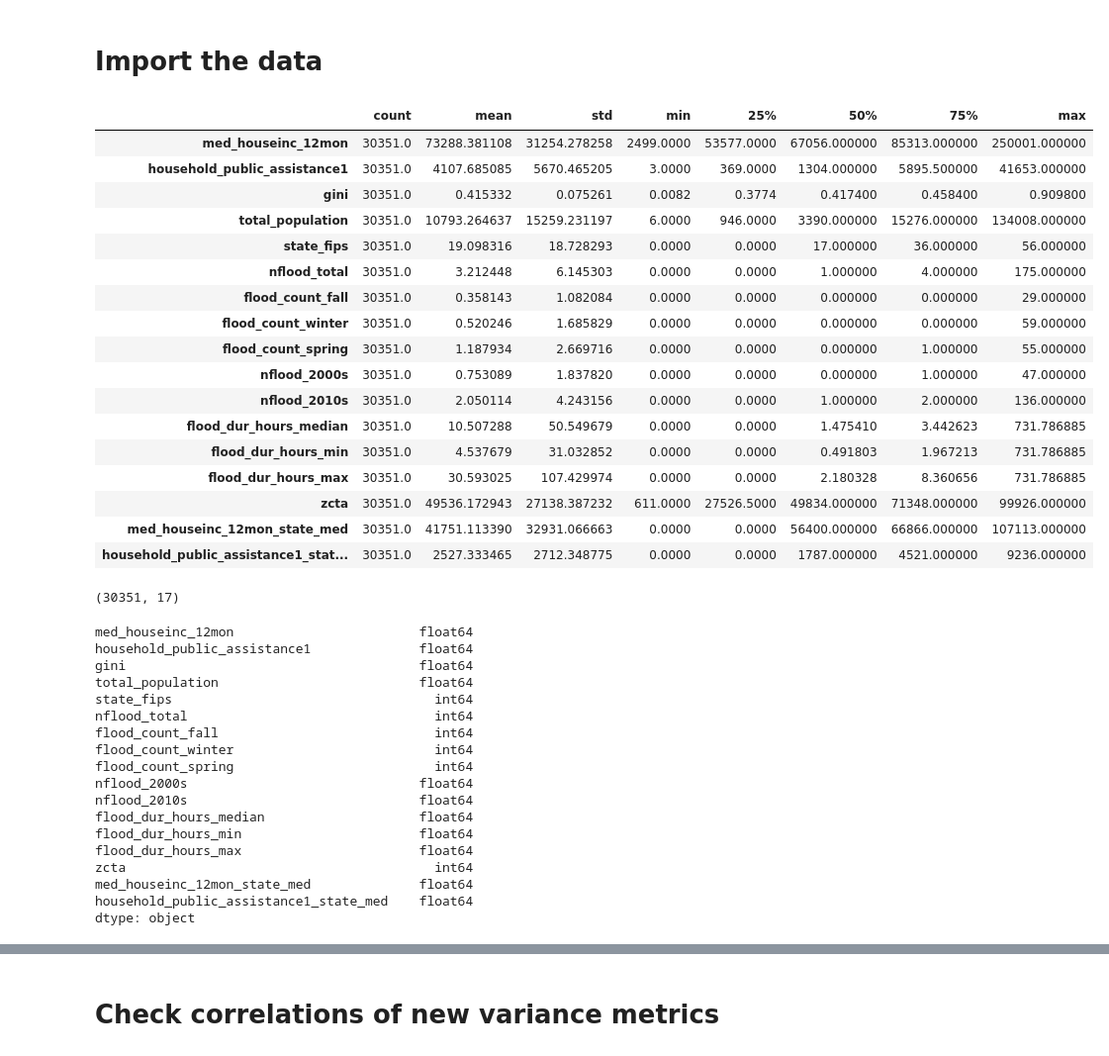
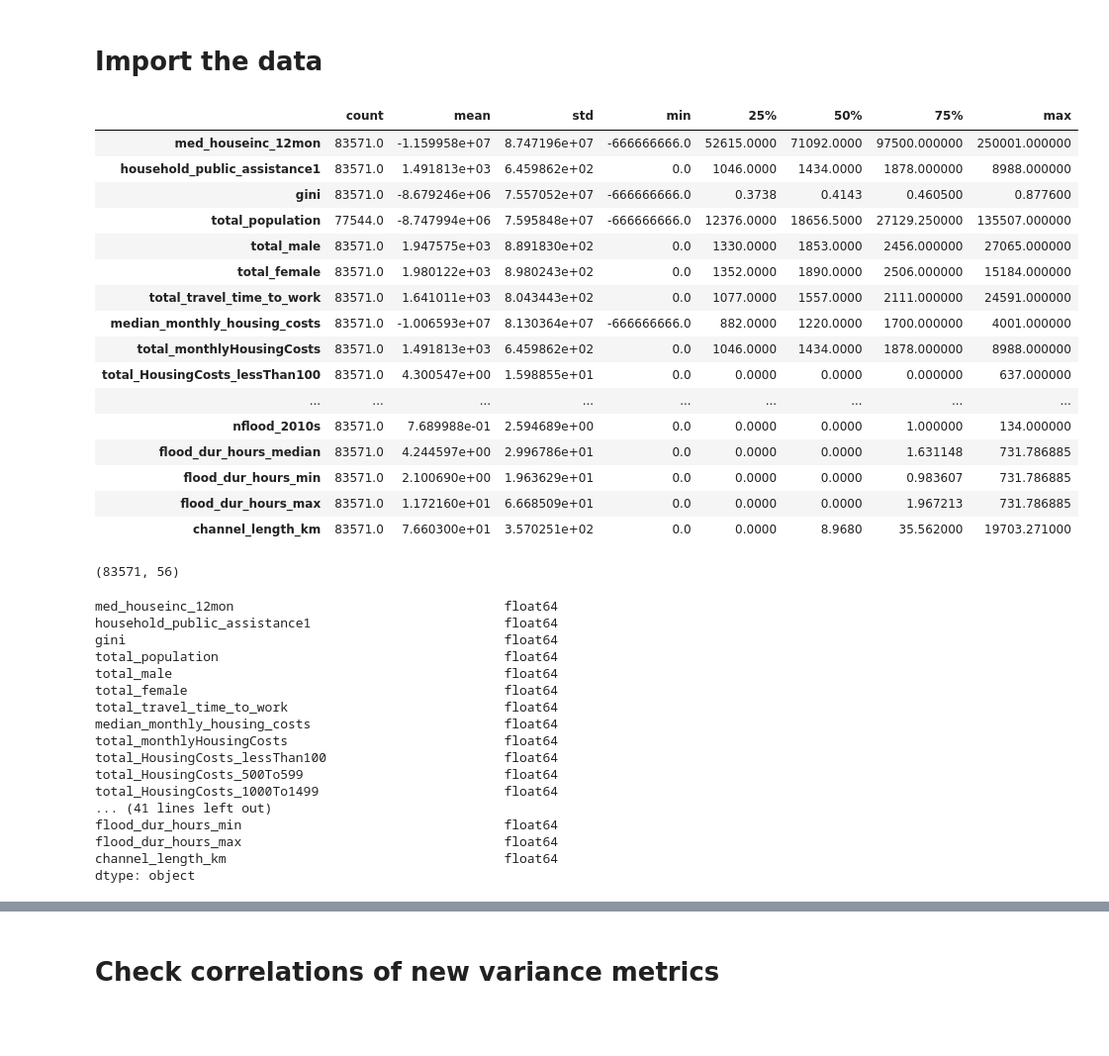
Before and after one commit to kpretz/Social-Economics-of-Flood-Ocurrence, a Jupyter notebook: 02_EDA.ipynb, the cells around one changed output, grey strips where cells are left out. Shown at 99% size. Drawn from its saved outputs; the diff is of its cells as text; code cells hidden in the pictures; blank space fills up the shorter version.

```diff
--- a/02_EDA.ipynb
+++ b/02_EDA.ipynb
@@ -19,47 +19,45 @@ import statsmodels.api as sm
 # %%
 ### Import the data
 
-data = pd.read_csv('data/01_datawrangling_byzcta_out.csv', index_col=0)
+data = pd.read_csv('data/01_datawrangling_bytract_out.csv', index_col=0)
 data.describe().T
 # %% [output]
 |  | count | mean | std | min | 25% | 50% | 75% | max |
-| med_houseinc_12mon | 30351.0 | 73288.381108 | 31254.278258 | 2499.0000 | 53577.0000 | 67056.000000 | 85313.000000 | 250001.000000 |
-| household_public_assistance1 | 30351.0 | 4107.685085 | 5670.465205 | 3.0000 | 369.0000 | 1304.000000 | 5895.500000 | 41653.000000 |
-| gini | 30351.0 | 0.415332 | 0.075261 | 0.0082 | 0.3774 | 0.417400 | 0.458400 | 0.909800 |
-| total_population | 30351.0 | 10793.264637 | 15259.231197 | 6.0000 | 946.0000 | 3390.000000 | 15276.000000 | 134008.000000 |
-| state_fips | 30351.0 | 19.098316 | 18.728293 | 0.0000 | 0.0000 | 17.000000 | 36.000000 | 56.000000 |
-| nflood_total | 30351.0 | 3.212448 | 6.145303 | 0.0000 | 0.0000 | 1.000000 | 4.000000 | 175.000000 |
-| flood_count_fall | 30351.0 | 0.358143 | 1.082084 | 0.0000 | 0.0000 | 0.000000 | 0.000000 | 29.000000 |
-| flood_count_winter | 30351.0 | 0.520246 | 1.685829 | 0.0000 | 0.0000 | 0.000000 | 0.000000 | 59.000000 |
-| flood_count_spring | 30351.0 | 1.187934 | 2.669716 | 0.0000 | 0.0000 | 0.000000 | 1.000000 | 55.000000 |
-| nflood_2000s | 30351.0 | 0.753089 | 1.837820 | 0.0000 | 0.0000 | 0.000000 | 1.000000 | 47.000000 |
-| nflood_2010s | 30351.0 | 2.050114 | 4.243156 | 0.0000 | 0.0000 | 1.000000 | 2.000000 | 136.000000 |
-| flood_dur_hours_median | 30351.0 | 10.507288 | 50.549679 | 0.0000 | 0.0000 | 1.475410 | 3.442623 | 731.786885 |
-| flood_dur_hours_min | 30351.0 | 4.537679 | 31.032852 | 0.0000 | 0.0000 | 0.491803 | 1.967213 | 731.786885 |
-| flood_dur_hours_max | 30351.0 | 30.593025 | 107.429974 | 0.0000 | 0.0000 | 2.180328 | 8.360656 | 731.786885 |
-| zcta | 30351.0 | 49536.172943 | 27138.387232 | 611.0000 | 27526.5000 | 49834.000000 | 71348.000000 | 99926.000000 |
-| med_houseinc_12mon_state_med | 30351.0 | 41751.113390 | 32931.066663 | 0.0000 | 0.0000 | 56400.000000 | 66866.000000 | 107113.000000 |
-| household_public_assistance1_stat... | 30351.0 | 2527.333465 | 2712.348775 | 0.0000 | 0.0000 | 1787.000000 | 4521.000000 | 9236.000000 |
+| med_houseinc_12mon | 83571.0 | -1.159958e+07 | 8.747196e+07 | -666666666.0 | 52615.0000 | 71092.0000 | 97500.000000 | 250001.000000 |
+| household_public_assistance1 | 83571.0 | 1.491813e+03 | 6.459862e+02 | 0.0 | 1046.0000 | 1434.0000 | 1878.000000 | 8988.000000 |
+| gini | 83571.0 | -8.679246e+06 | 7.557052e+07 | -666666666.0 | 0.3738 | 0.4143 | 0.460500 | 0.877600 |
+| total_population | 77544.0 | -8.747994e+06 | 7.595848e+07 | -666666666.0 | 12376.0000 | 18656.5000 | 27129.250000 | 135507.000000 |
+| total_male | 83571.0 | 1.947575e+03 | 8.891830e+02 | 0.0 | 1330.0000 | 1853.0000 | 2456.000000 | 27065.000000 |
+| total_female | 83571.0 | 1.980122e+03 | 8.980243e+02 | 0.0 | 1352.0000 | 1890.0000 | 2506.000000 | 15184.000000 |
+| total_travel_time_to_work | 83571.0 | 1.641011e+03 | 8.043443e+02 | 0.0 | 1077.0000 | 1557.0000 | 2111.000000 | 24591.000000 |
+| median_monthly_housing_costs | 83571.0 | -1.006593e+07 | 8.130364e+07 | -666666666.0 | 882.0000 | 1220.0000 | 1700.000000 | 4001.000000 |
+| total_monthlyHousingCosts | 83571.0 | 1.491813e+03 | 6.459862e+02 | 0.0 | 1046.0000 | 1434.0000 | 1878.000000 | 8988.000000 |
+| total_HousingCosts_lessThan100 | 83571.0 | 4.300547e+00 | 1.598855e+01 | 0.0 | 0.0000 | 0.0000 | 0.000000 | 637.000000 |
+| ... | ... | ... | ... | ... | ... | ... | ... | ... |
+| nflood_2010s | 83571.0 | 7.689988e-01 | 2.594689e+00 | 0.0 | 0.0000 | 0.0000 | 1.000000 | 134.000000 |
+| flood_dur_hours_median | 83571.0 | 4.244597e+00 | 2.996786e+01 | 0.0 | 0.0000 | 0.0000 | 1.631148 | 731.786885 |
+| flood_dur_hours_min | 83571.0 | 2.100690e+00 | 1.963629e+01 | 0.0 | 0.0000 | 0.0000 | 0.983607 | 731.786885 |
+| flood_dur_hours_max | 83571.0 | 1.172160e+01 | 6.668509e+01 | 0.0 | 0.0000 | 0.0000 | 1.967213 | 731.786885 |
+| channel_length_km | 83571.0 | 7.660300e+01 | 3.570251e+02 | 0.0 | 0.0000 | 8.9680 | 35.562000 | 19703.271000 |
 # %%
 print(data.shape)
 data.dtypes
 # %% [output]
-(30351, 17)
+(83571, 56)
-med_houseinc_12mon                        float64
-household_public_assistance1              float64
-gini                                      float64
-total_population                          float64
-state_fips                                  int64
-nflood_total                                int64
-flood_count_fall                            int64
-flood_count_winter                          int64
-flood_count_spring                          int64
-nflood_2000s                              float64
-nflood_2010s                              float64
-flood_dur_hours_median                    float64
-flood_dur_hours_min                       float64
-flood_dur_hours_max                       float64
-zcta                                        int64
-med_houseinc_12mon_state_med              float64
-household_public_assistance1_state_med    float64
+med_houseinc_12mon                                   float64
+household_public_assistance1                         float64
+gini                                                 float64
+total_population                                     float64
+total_male                                           float64
+total_female                                         float64
+total_travel_time_to_work                            float64
+median_monthly_housing_costs                         float64
+total_monthlyHousingCosts                            float64
+total_HousingCosts_lessThan100                       float64
+total_HousingCosts_500To599                          float64
+total_HousingCosts_1000To1499                        float64
+... (41 lines left out)
+flood_dur_hours_min                                  float64
+flood_dur_hours_max                                  float64
+channel_length_km                                    float64
 dtype: object
```
Also changed, not shown: parts of 22 cells of this notebook, 1 other file.
